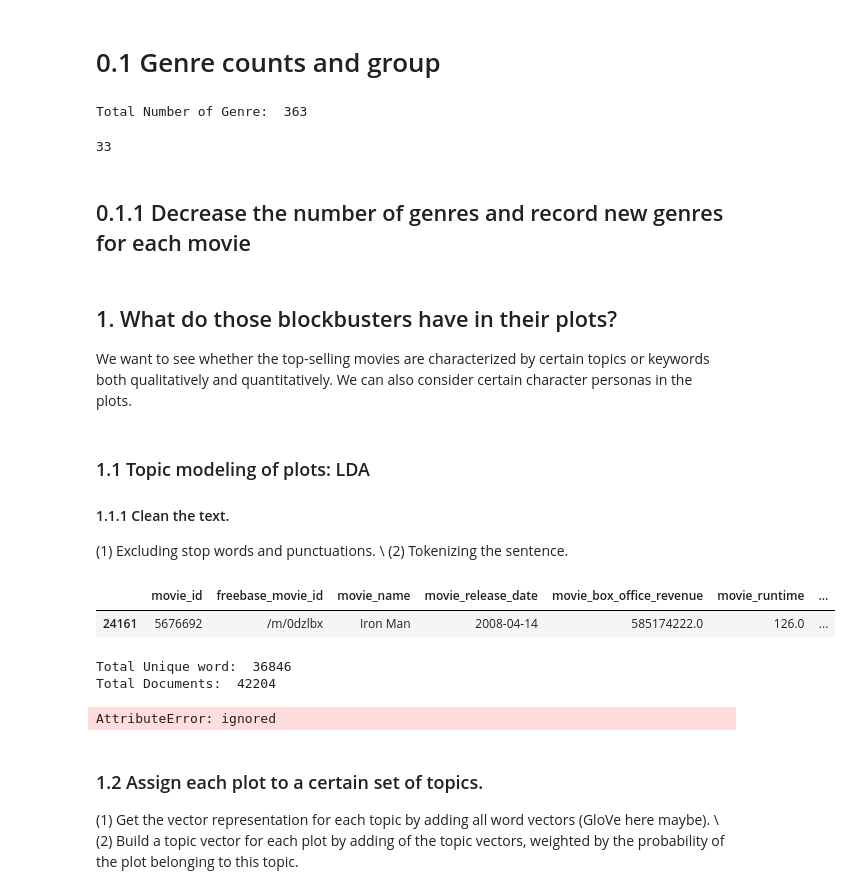
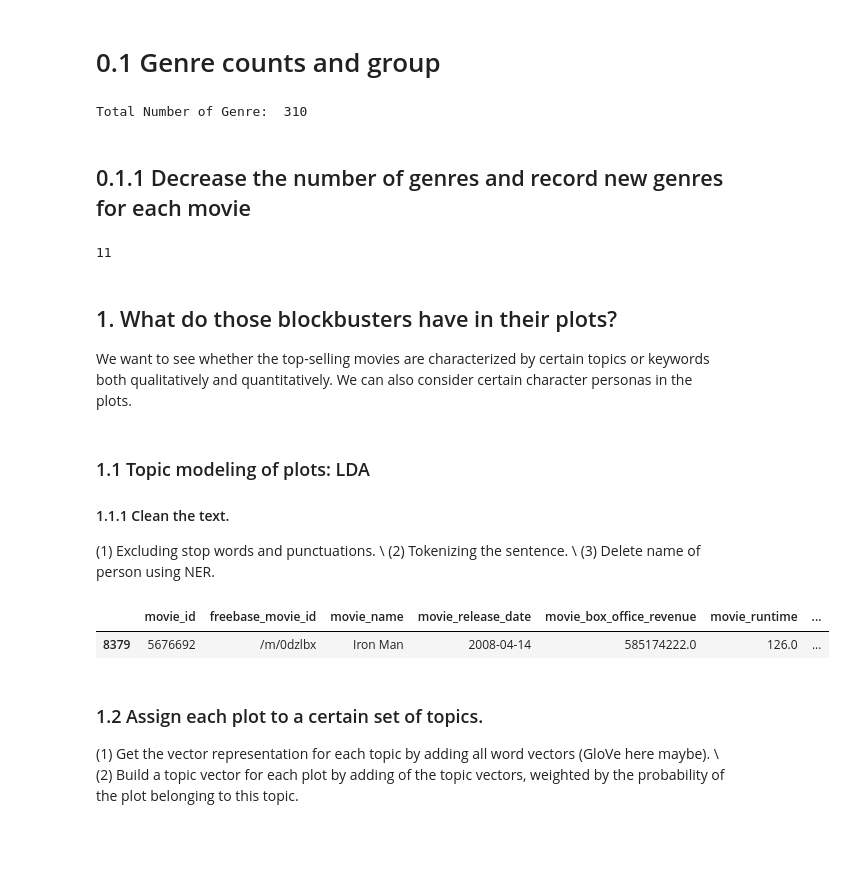
Before and after one commit to epfl-ada/ada-2022-project-superplainteamname2022, a Jupyter notebook: milestone2-xyt.ipynb, the cells around one changed output. Saved outputs shown, nothing was run; the diff lists cells and outputs as text; code cells hidden in the pictures; blank space fills up the shorter version.

```diff
--- a/milestone2-xyt.ipynb
+++ b/milestone2-xyt.ipynb
@@ -65,3 +68,7 @@ movie_metadata.head()
 | 2 | 28463795 | /m/0crgdbh | Brun bitter | 1988-01-01 | NaN | 83.0 | ... |
 | 3 | 9363483 | /m/0285_cd | White Of The Eye | 1987-01-01 | NaN | 110.0 | ... |
 | 4 | 261236 | /m/01mrr1 | A Woman in Flames | 1983-01-01 | NaN | 106.0 | ... |
+# %%
+movie_metadata['year'] = movie_metadata['movie_release_date'].apply(lambda x:x.year)
+movie_metadata = movie_metadata.query('year > 2000')
+movie_metadata.shape
@@ -211,12 +227,6 @@ for i, genre_dict in enumerate(genres):
     genre_count[genre_dict[key]] += 1
 print('Total Number of Genre: ', len(genre_count.keys()))
 # %% [output]
-Total Number of Genre:  363
+Total Number of Genre:  310
-# %%
-genre_count_sorted = sorted(genre_count.items(), key = lambda x:x[1], reverse = True)
-genre_count_bigger = [x for x in genre_count_sorted if x[1] >= 1000]
-len(genre_count_bigger)
-# %% [output]
-33
 # %% [markdown]
 ## 0.1.1 Decrease the number of genres and record new genres for each movie
@@ -225,3 +233,10 @@ len(genre_count_bigger)
+# %%
+# 0.1.1
+genre_count_sorted = sorted(genre_count.items(), key = lambda x:x[1], reverse = True)
+genre_count_bigger = [x for x in genre_count_sorted if x[1] >= 1000]
+len(genre_count_bigger)
+# %% [output]
+11
 # %% [markdown]
 ## 1. What do those blockbusters have in their plots?
 We want to see whether the top-selling movies are characterized by certain topics or keywords both qualitatively and quantitatively. We can also consider certain character personas in the plots.
@@ -229,6 +244,7 @@ We want to see whether the top-selling movies are characterized by certain topic
 ### 1.1 Topic modeling of plots: LDA
 #### 1.1.1 Clean the text.
   (1) Excluding stop words and punctuations. \\
-  (2) Tokenizing the sentence.
+  (2) Tokenizing the sentence. \\
+  (3) Delete name of person using NER.
 # %%
 # 1.1
@@ -247,58 +265,47 @@ import en_core_web_sm
 # %%
 from nltk.corpus.reader.categorized_sents import word_tokenize
 # load stop words for English
 stop = set(stopwords.words('english'))
 # load punctuations
 exclude = set(string.punctuation)
 # initialize work tokenizer
 lemma = WordNetLemmatizer()
 # initialize the NER model
 NER = en_core_web_sm.load()
 
 def clean(text):
   # exclude stop words
   ner_result = NER(text)
   name_list = []
   for x in ner_result:
     if(x.ent_iob_ != 'O'):
       name_list.append(x.text.lower())
-  word_list = [word.lower() for word in word_tokenize(plot_example)]
+  word_list = [word.lower() for word in word_tokenize(text)]
   no_name_no_stop = ' '.join([word for word in word_list if word not in name_list and word not in stop])
   # exclude punctuations
-  # punc_free = ''.join(ch for ch in stop_free if ch not in exclude)
+  punc_free = ''.join(ch for ch in no_name_no_stop if ch not in exclude)
   # turn the sentence into a list of words->word tokenize
-  tokenized = ' '.join([lemma.lemmatize(word) for word in no_name_no_stop.split()])
+  tokenized = ' '.join([lemma.lemmatize(word) for word in punc_free.split() if len(word) > 2])
   return tokenized.split()
+
+# if(os.path.exists('./data/movie_data_plot_clean.pkl')):
+#   with open('./data/movie_data_plot_clean.pkl', 'rb') as f:
+#     movie_data_plot_clean = pickle.load(f)
+#   try:
+#     movie_data['plot_clean'] = movie_data_plot_clean
+#   except:
+#     movie_data['plot_clean']=movie_data['Plot'].apply(clean)
+#     with open('./data/movie_data_plot_clean.pkl', 'wb') as f:
+#       pickle.dump(movie_data['plot_clean'], f, pickle.HIGHEST_PROTOCOL)
+# else:
 movie_data['plot_clean']=movie_data['Plot'].apply(clean)
+with open('./data/movie_data_plot_clean.pkl', 'wb') as f:
+  pickle.dump(movie_data['plot_clean'], f, pickle.HIGHEST_PROTOCOL)
+plot_clean_example = ' '.join(movie_data[movie_data['movie_id'] == 5676692]['plot_clean'].iloc[0])
 movie_data[movie_data['movie_id'] == 5676692]
 # %% [output]
 |  | movie_id | freebase_movie_id | movie_name | movie_release_date | movie_box_office_revenue | movie_runtime | ... |
-| 24161 | 5676692 | /m/0dzlbx | Iron Man | 2008-04-14 | 585174222.0 | 126.0 | ... |
+| 8379 | 5676692 | /m/0dzlbx | Iron Man | 2008-04-14 | 585174222.0 | 126.0 | ... |
-# %%
-#create dictionary
-plot_word_dictionary = corpora.Dictionary(movie_data['plot_clean'])
-# remove the word that appears less than 5 times.
-plot_word_dictionary.filter_extremes(no_below=5, no_above=1.0, keep_n=None)
-# fill in the gap between word indices after removing word
-plot_word_dictionary.compactify()
-#Total number of non-zeroes in the BOW matrix (sum of the number of unique words per document over the entire corpus).
-print('Total Unique word: ',len(plot_word_dictionary))
-
-doc_term_matrix = [plot_word_dictionary.doc2bow(doc) for doc in movie_data['plot_clean'] ]
-print('Total Documents: ',len(doc_term_matrix))
-
-# lda = gensim.models.ldamodel.LdaModel
-lda = LdaMulticore
-
-num_topics=20
-ldamodel = lda(doc_term_matrix,num_topics=num_topics,id2word=plot_word_dictionary,passes=50,minimum_probability=0)
-# %% [output]
-Total Unique word:  36846
-Total Documents:  42204
-# %%
-ldamodel.topics(num_topics=num_topics)
-# %% [output]
-AttributeError: ignored
 # %% [markdown]
 ### 1.2 Assign each plot to a certain set of topics.
   (1) Get the vector representation for each topic by adding all word vectors (GloVe here maybe). \\
```
Also changed, not shown: parts of 24 cells of this notebook.
